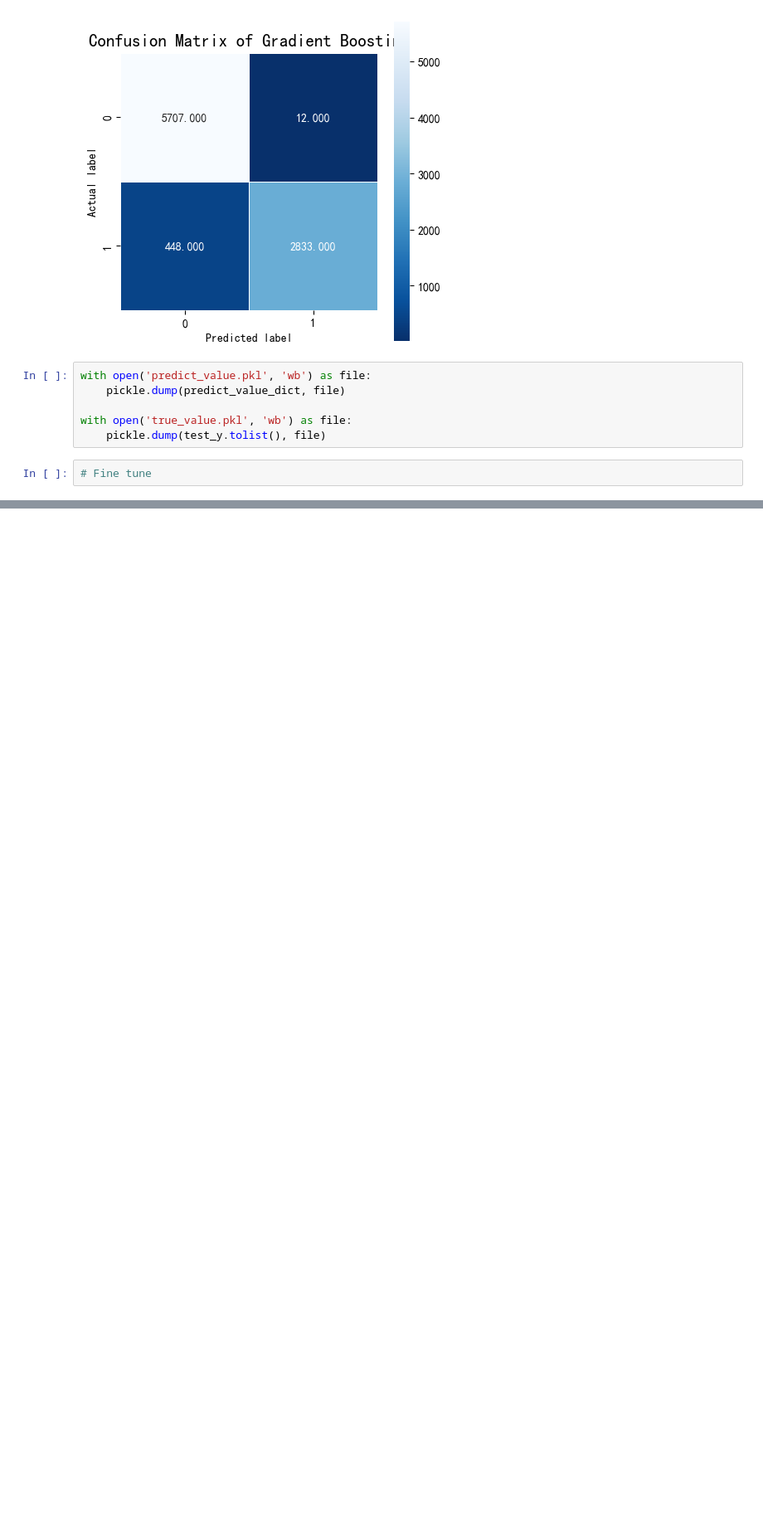
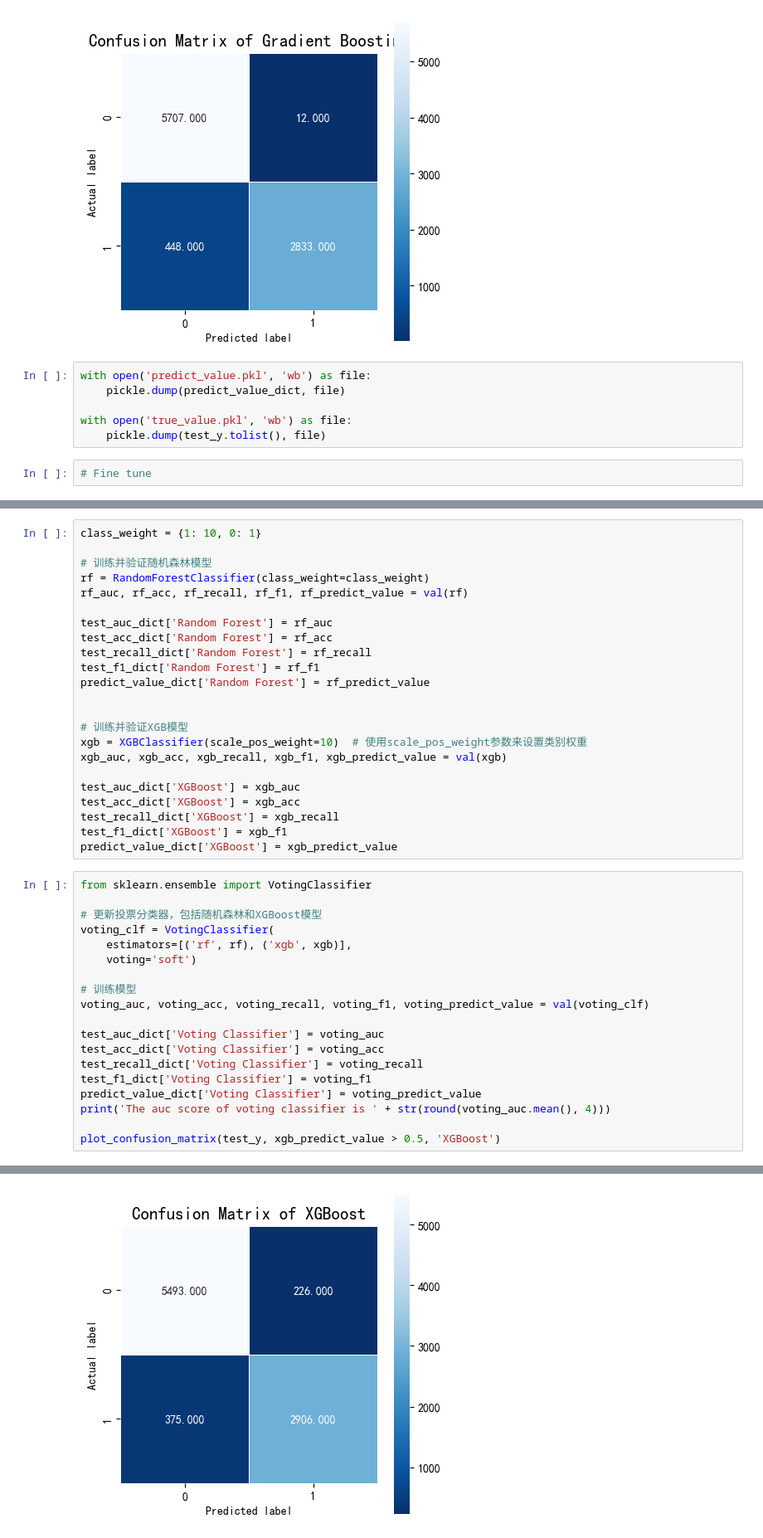
Before and after one commit to JerryFhuurr/MAL-FinalProject-New, a Jupyter notebook: Final.ipynb, the cells around one changed output, grey strips where cells are left out. Shown at 83% size. Cells and saved outputs as stored; diff of their text form; blank space fills up the shorter version.

```diff
--- a/Final.ipynb
+++ b/Final.ipynb
@@ -582,0 +603,43 @@ with open('true_value.pkl', 'wb') as file:
+# %%
+class_weight = {1: 10, 0: 1}
+
+# 训练并验证随机森林模型
+rf = RandomForestClassifier(class_weight=class_weight)
+rf_auc, rf_acc, rf_recall, rf_f1, rf_predict_value = val(rf)
+
+test_auc_dict['Random Forest'] = rf_auc
+test_acc_dict['Random Forest'] = rf_acc
+test_recall_dict['Random Forest'] = rf_recall
+test_f1_dict['Random Forest'] = rf_f1
+predict_value_dict['Random Forest'] = rf_predict_value
+
+
+# 训练并验证XGB模型
+xgb = XGBClassifier(scale_pos_weight=10)  # 使用scale_pos_weight参数来设置类别权重
+xgb_auc, xgb_acc, xgb_recall, xgb_f1, xgb_predict_value = val(xgb)
+
+test_auc_dict['XGBoost'] = xgb_auc
+test_acc_dict['XGBoost'] = xgb_acc
+test_recall_dict['XGBoost'] = xgb_recall
+test_f1_dict['XGBoost'] = xgb_f1
+predict_value_dict['XGBoost'] = xgb_predict_value
+# %%
+from sklearn.ensemble import VotingClassifier
+
+# 更新投票分类器，包括随机森林和XGBoost模型
+voting_clf = VotingClassifier(
+    estimators=[('rf', rf), ('xgb', xgb)],
+    voting='soft')
+
+# 训练模型
+voting_auc, voting_acc, voting_recall, voting_f1, voting_predict_value = val(voting_clf)
+
+test_auc_dict['Voting Classifier'] = voting_auc
+test_acc_dict['Voting Classifier'] = voting_acc
+test_recall_dict['Voting Classifier'] = voting_recall
+test_f1_dict['Voting Classifier'] = voting_f1
+predict_value_dict['Voting Classifier'] = voting_predict_value
+print('The auc score of voting classifier is ' + str(round(voting_auc.mean(), 4)))
+
+plot_confusion_matrix(test_y, xgb_predict_value > 0.5, 'XGBoost')
+# %% [output]
@@ -582,0 +647 @@ with open('true_value.pkl', 'wb') as file:
+[figure, added]
```
Also changed, not shown: parts of 4 cells of this notebook, 2 other files.
